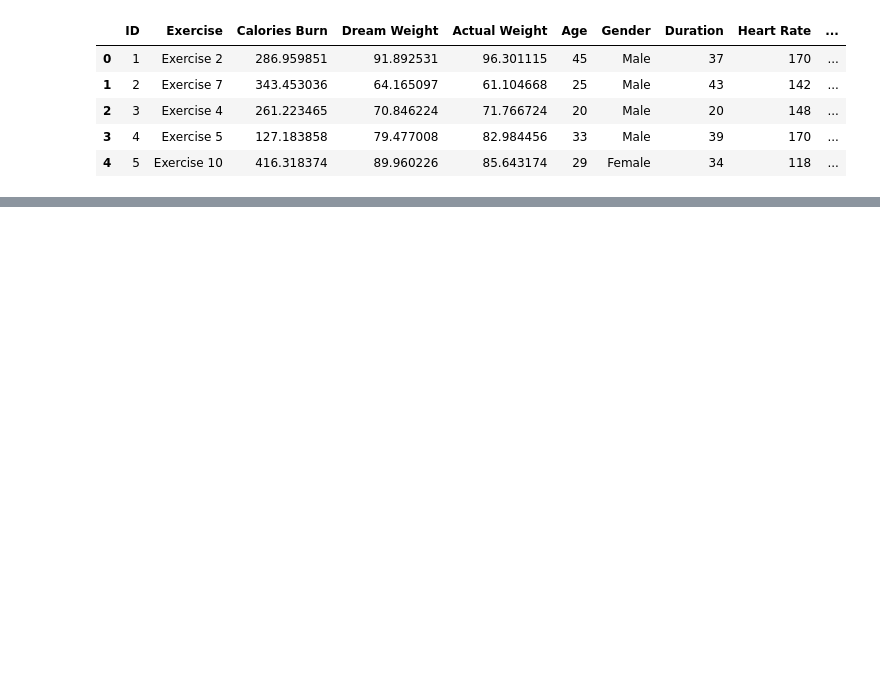
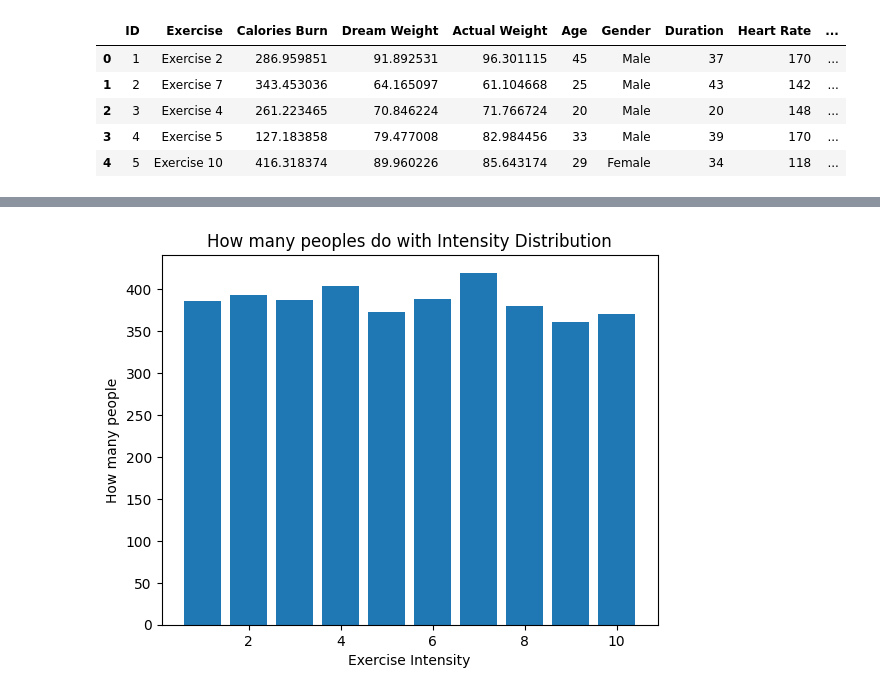
Before and after one commit to mbroda2000/Python_and_ML_Repository, a Jupyter notebook: zad2.ipynb, the cells around one changed output, grey strips where cells are left out. Saved outputs shown, nothing was run; the diff lists cells and outputs as text; code cells hidden in the pictures; blank space fills up the shorter version.

```diff
--- a/zad2.ipynb
+++ b/zad2.ipynb
@@ -34,0 +57,13 @@ NameError: ignored
+# %%
+import matplotlib.pyplot as plt
+
+
+exercise_intensity_counts = data['Exercise Intensity'].value_counts().sort_index()
+
+plt.bar(exercise_intensity_counts.index, exercise_intensity_counts.values)
+plt.title('How many peoples do with Intensity Distribution')
+plt.xlabel('Exercise Intensity')
+plt.ylabel('How many people')
+plt.show()
+# %% [output]
+[figure, added]
```
Also changed, not shown: parts of 5 cells of this notebook.
